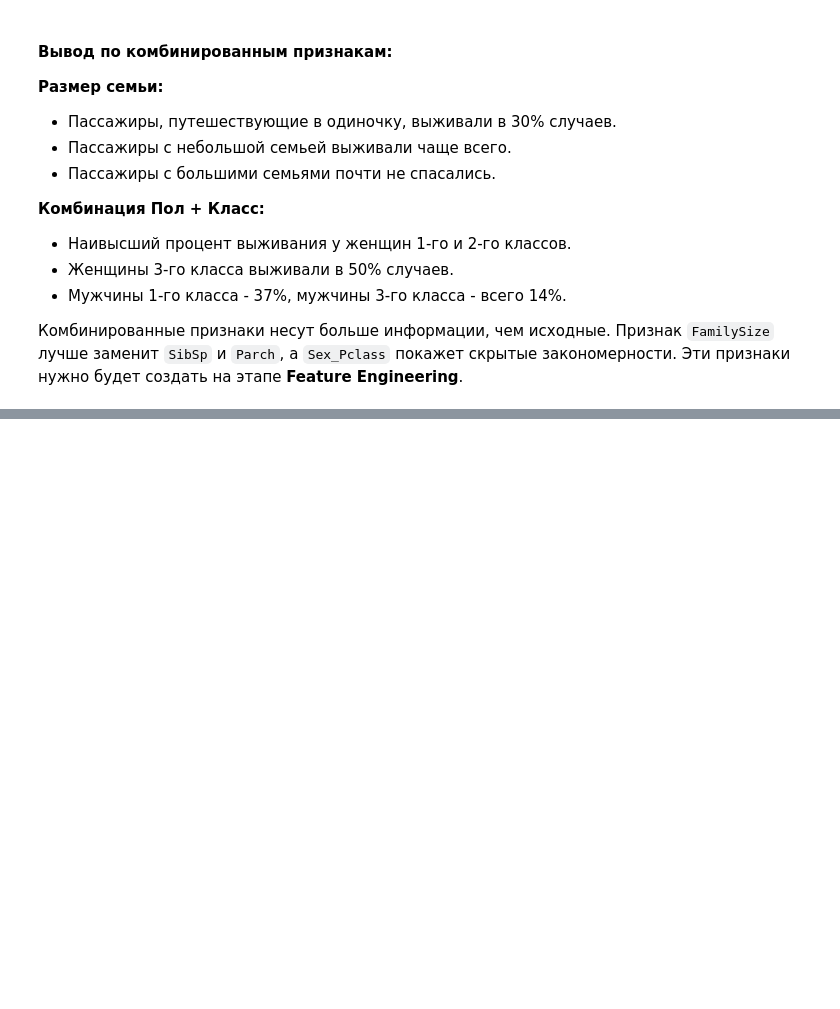
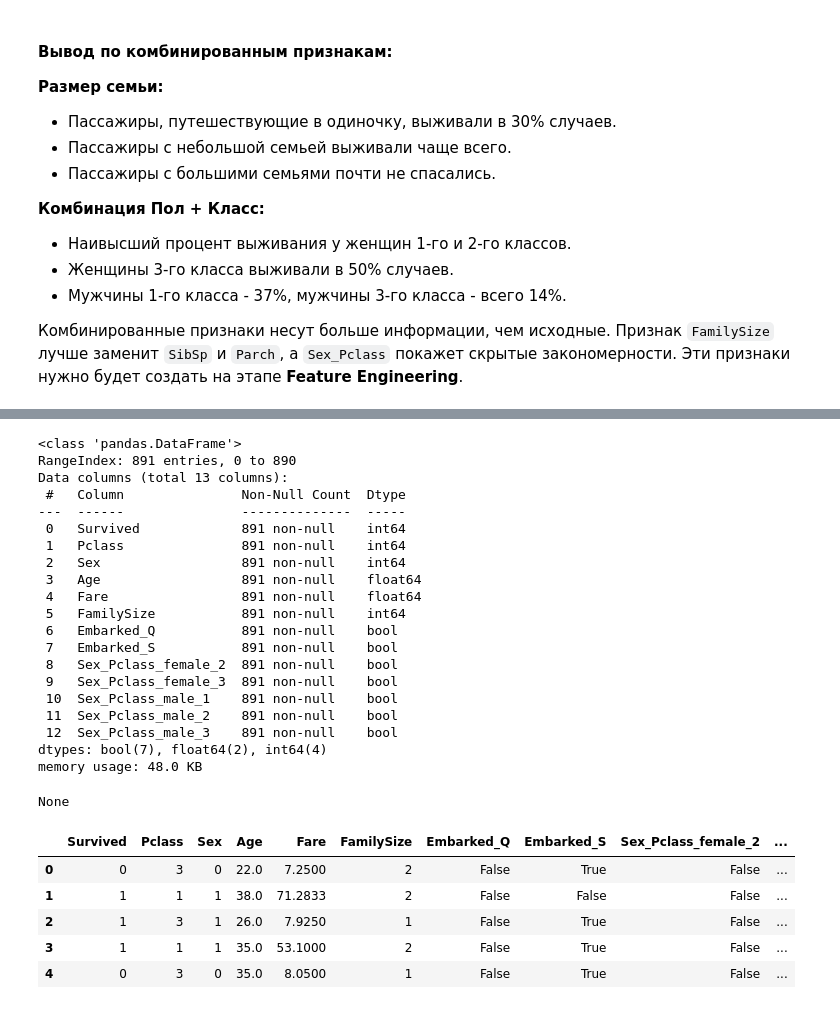
Before and after one commit to Ak1-AleX/Titanic-ML, a Jupyter notebook: titanic.ipynb, the cells around one changed output, grey strips where cells are left out. Saved outputs shown, nothing was run; the diff lists cells and outputs as text; code cells hidden in the pictures; blank space fills up the shorter version.

```diff
--- a/titanic.ipynb
+++ b/titanic.ipynb
@@ -538,0 +728,7 @@ plt.show()
+# %%
+# удаляем столбцы с ненужными признаками
+df = df.drop(columns=['PassengerId', 'Name', 'Ticket', 'Cabin'])
+
+# заполняем Age и Embarked
+df['Age'] = df['Age'].fillna(df['Age'].median())
+df['Embarked'] = df['Embarked'].fillna(df['Embarked'].mode()[0])
@@ -538,0 +777,7 @@ plt.show()
+# %%
+# создаем признаки
+df['FamilySize'] = df['Parch'] + df['SibSp'] + 1
+df['Sex_Pclass'] = df['Sex'] + '_' + df['Pclass'].astype(str)
+
+# удаляем ненужные столбцы
+df = df.drop(columns=['Parch', 'SibSp'])
@@ -538,0 +817,38 @@ plt.show()
+# %%
+# кодируем Sex
+df['Sex'] = df['Sex'].map({'male': 0, 'female': 1})
+
+# кодируем Embarked и Sex_Pclass, удаляя исходные столбцы
+df = pd.get_dummies(data=df, columns=['Embarked', 'Sex_Pclass'], drop_first=True)
+# %%
+# проверяем результат
+display(df.info())
+display(df.head())
+# %% [output]
+<class 'pandas.DataFrame'>
+RangeIndex: 891 entries, 0 to 890
+Data columns (total 13 columns):
+ #   Column               Non-Null Count  Dtype
+---  ------               --------------  -----
+ 0   Survived             891 non-null    int64
+ 1   Pclass               891 non-null    int64
+ 2   Sex                  891 non-null    int64
+ 3   Age                  891 non-null    float64
+ 4   Fare                 891 non-null    float64
+ 5   FamilySize           891 non-null    int64
+ 6   Embarked_Q           891 non-null    bool
+ 7   Embarked_S           891 non-null    bool
+ 8   Sex_Pclass_female_2  891 non-null    bool
+ 9   Sex_Pclass_female_3  891 non-null    bool
+ 10  Sex_Pclass_male_1    891 non-null    bool
+ 11  Sex_Pclass_male_2    891 non-null    bool
+ 12  Sex_Pclass_male_3    891 non-null    bool
+dtypes: bool(7), float64(2), int64(4)
+memory usage: 48.0 KB
+None
+|  | Survived | Pclass | Sex | Age | Fare | FamilySize | Embarked_Q | Embarked_S | Sex_Pclass_female_2 | ... |
+| 0 | 0 | 3 | 0 | 22.0 | 7.2500 | 2 | False | True | False | ... |
+| 1 | 1 | 1 | 1 | 38.0 | 71.2833 | 2 | False | False | False | ... |
+| 2 | 1 | 3 | 1 | 26.0 | 7.9250 | 1 | False | True | False | ... |
+| 3 | 1 | 1 | 1 | 35.0 | 53.1000 | 2 | False | True | False | ... |
+| 4 | 0 | 3 | 0 | 35.0 | 8.0500 | 1 | False | True | False | ... |
```
Also changed, not shown: parts of 25 cells of this notebook.
